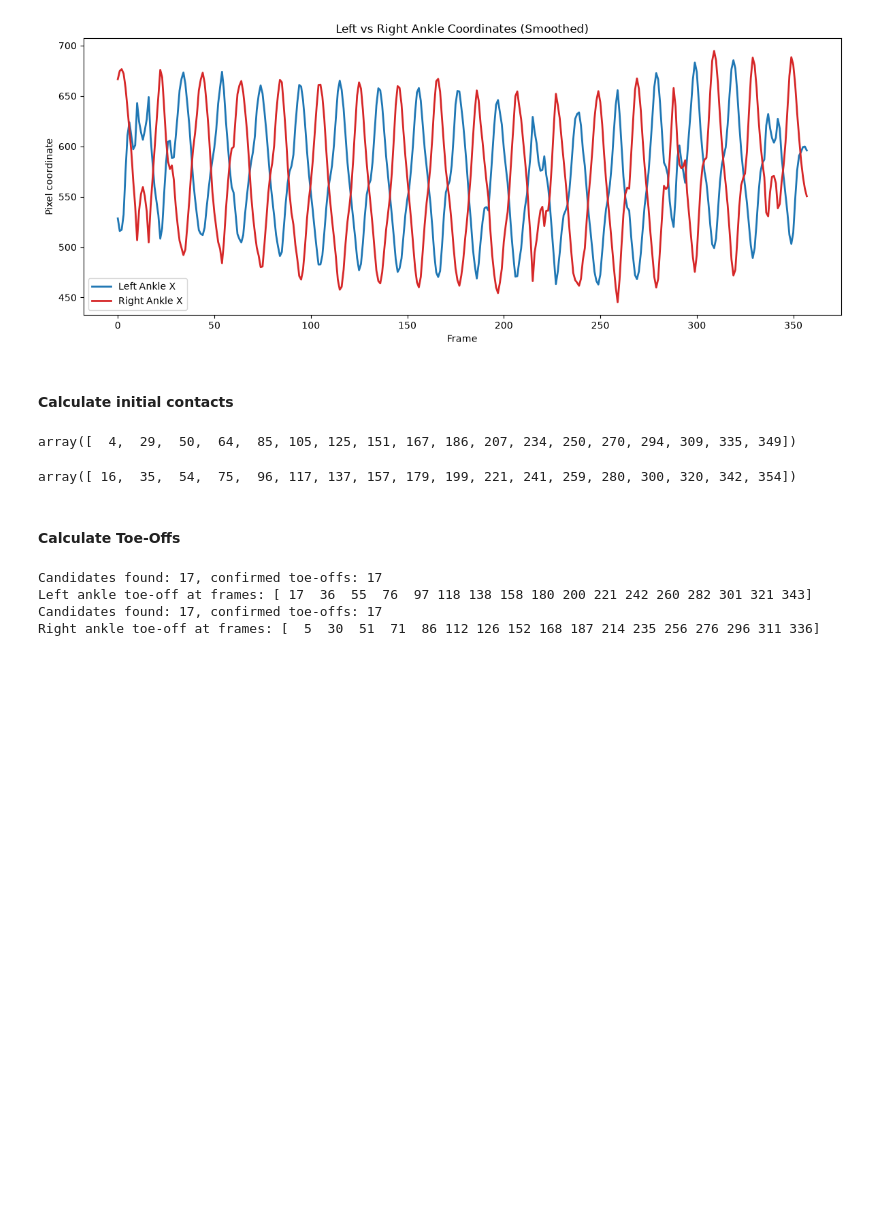
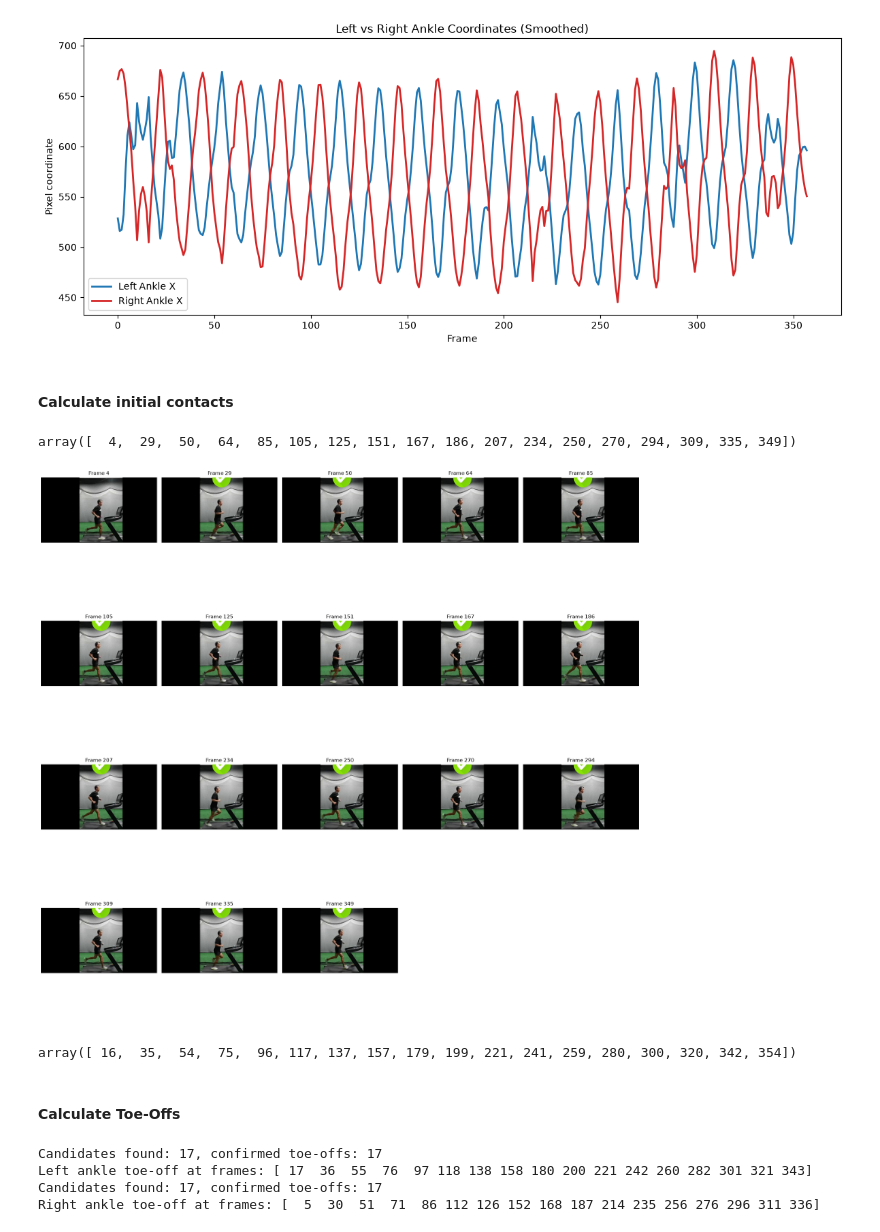
Before and after one commit to Jessi1912/running-posture-cv, a Jupyter notebook: src/posture_analysis.ipynb, the cells around one changed output. Drawn from its saved outputs; the diff is of its cells as text; code cells hidden in the pictures; blank space fills up the shorter version.

```diff
--- a/src/posture_analysis.ipynb
+++ b/src/posture_analysis.ipynb
@@ -93,7 +93,7 @@ from scipy.signal import savgol_filter
 # YOLO keypoint indices (COCO format): 15 = left ankle, 16 = right ankle
 LEFT_ANKLE, RIGHT_ANKLE = 15, 16
 
-def extract_ankle_coords(processed_frames, ankle_idx, conf_thresh=0.5):
+def extract_keypoint_coords(processed_frames, keypoint_idx, conf_thresh=0.5):
     """Pull x, y, conf for one ankle across all frames."""
     xs, ys, confs = [], [], []
     for result in processed_frames:
@@ -103,8 +103,8 @@ def extract_ankle_coords(processed_frames, ankle_idx, conf_thresh=0.5):
         kp_xy = result.keypoints.xy[0]      # first detected person
         kp_conf = result.keypoints.conf[0]  # per-keypoint confidence
 
-        x, y = kp_xy[ankle_idx].tolist()
-        c = kp_conf[ankle_idx].item()
+        x, y = kp_xy[keypoint_idx].tolist()
+        c = kp_conf[keypoint_idx].item()
 
         if c < conf_thresh:
             xs.append(np.nan); ys.append(np.nan)  # mark low-confidence as missing
@@ -199,8 +196,33 @@ def get_video_fps(video_path):
 # use y_smooth_R & y_smooth_L
 from scipy.signal import find_peaks
 fps = get_video_fps(video_path)
-right_contacts, _ = find_peaks(y_smooth_R, distance=fps * 0.4)
+right_contacts, _ = find_peaks(y_smooth_ankle_R, distance=fps * 0.4)
 right_contacts # frame indizes of right foot contacts
 # %% [output]
 array([  4,  29,  50,  64,  85, 105, 125, 151, 167, 186, 207, 234, 250, 270, 294, 309, 335, 349])
+# %%
+import matplotlib.pyplot as plt
+import math
+
+n = len(right_contacts)
+n_cols = 5
+n_rows = math.ceil(n / n_cols)
+
+fig, axes = plt.subplots(n_rows, n_cols, figsize=(4*n_cols, 5*n_rows))
+axes = axes.flatten()  # so we can iterate with a simple loop regardless of grid shape
+
+for ax, idx in zip(axes, right_contacts):
+    frame = frames[idx]
+    ax.imshow(cv2.cvtColor(frame, cv2.COLOR_BGR2RGB))
+    ax.set_title(f"Frame {idx}")
+    ax.axis("off")
+
+# hide any unused subplots (if n isn't a multiple of 5)
+for ax in axes[n:]:
+    ax.axis("off")
+
+plt.tight_layout()
+plt.show()
+# %% [output]
+[figure, added]
 # %%
```
Also changed, not shown: parts of 14 cells of this notebook.
